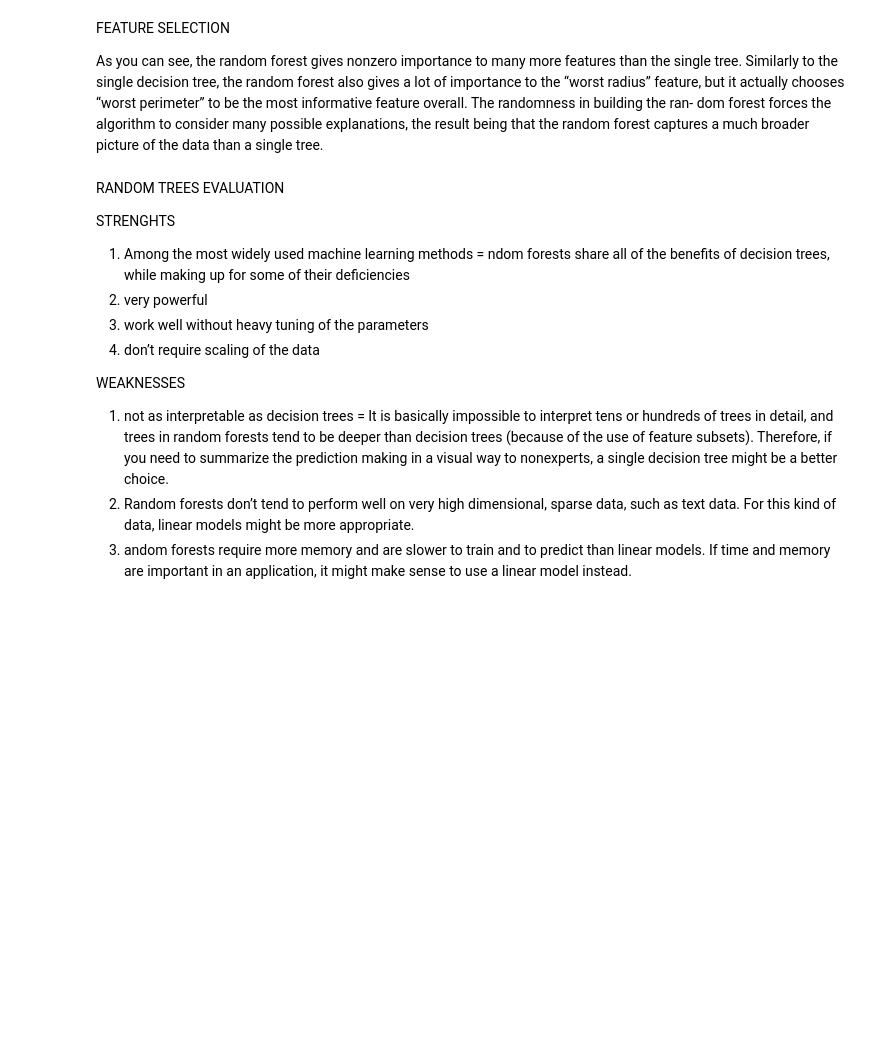
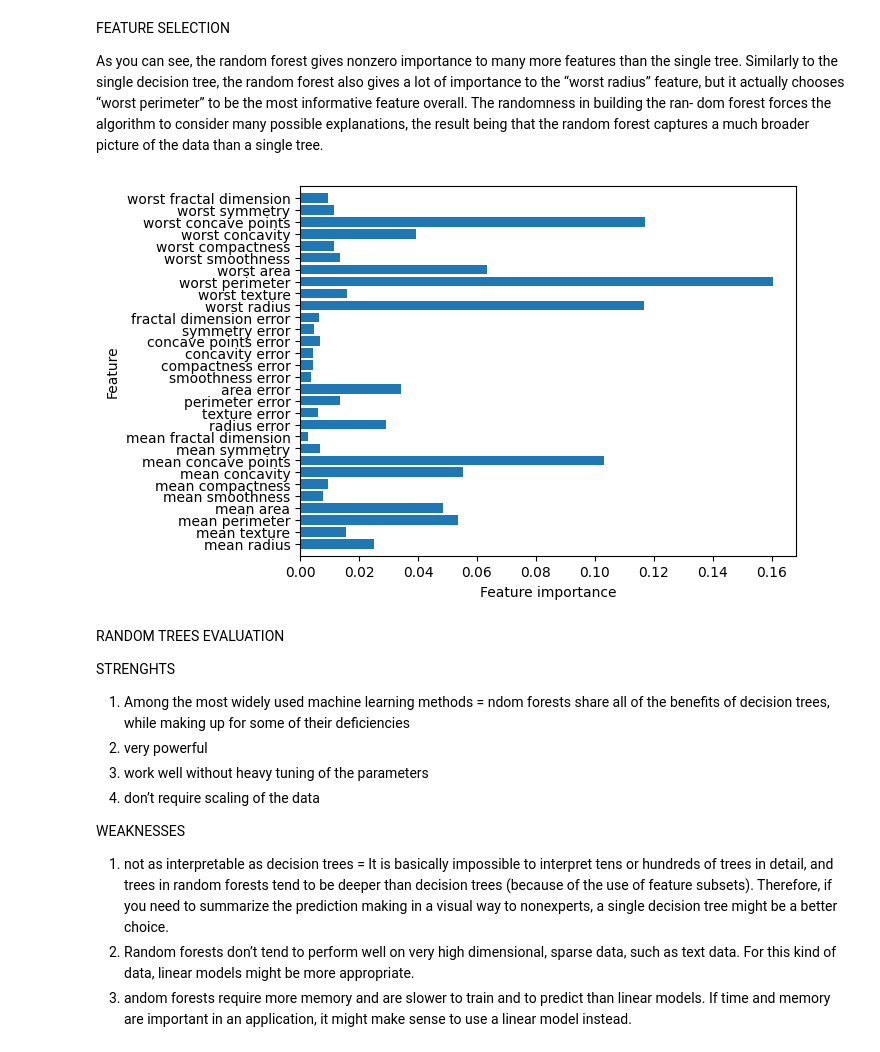
Before and after one commit to misacodes/ml_basics, a Jupyter notebook: 1_supervised_learning.ipynb, the cells around one changed output. Drawn from its saved outputs; the diff is of its cells as text; code cells hidden in the pictures; blank space fills up the shorter version.

```diff
--- a/1_supervised_learning.ipynb
+++ b/1_supervised_learning.ipynb
@@ -760,6 +773,10 @@ Accuracy on test set: 0.972
 FEATURE SELECTION
 
 As you can see, the random forest gives nonzero importance to many more features than the single tree. Similarly to the single decision tree, the random forest also gives a lot of importance to the “worst radius” feature, but it actually chooses “worst perimeter” to be the most informative feature overall. The randomness in building the ran‐ dom forest forces the algorithm to consider many possible explanations, the result being that the random forest captures a much broader picture of the data than a single tree.
+# %%
+plot_feature_importances_cancer(forest)
+# %% [output]
+[figure, added]
 # %% [markdown]
 RANDOM TREES EVALUATION
 
```
Also changed, not shown: parts of 23 cells of this notebook.
